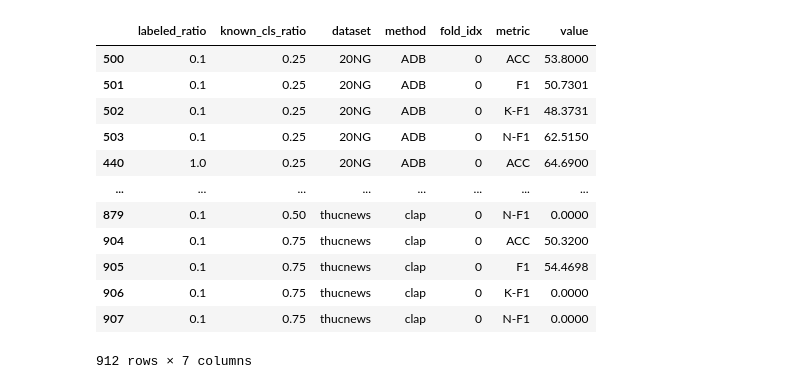
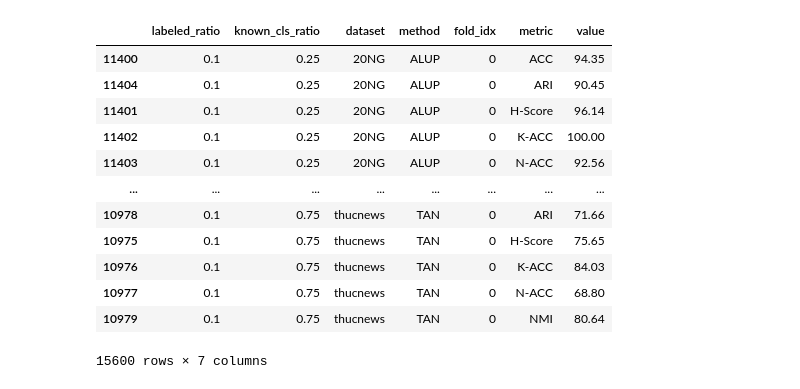
Before and after one commit to CNIC-DSL/BOLT, a Jupyter notebook: compute.ipynb, the cells around one changed output. Saved outputs shown, nothing was run; the diff lists cells and outputs as text; code cells hidden in the pictures.

```diff
--- a/compute.ipynb
+++ b/compute.ipynb
@@ -1,45 +1,45 @@
 # %%
 import pandas as pd
 import json
 import os
 from tqdm import tqdm
 tqdm.pandas()
 
-task = 'openset'
+task = 'gcd'
 final_df = []
 for method in os.listdir(f"results/{task}"):
     result_file = f"results/{task}/{method}/results.csv"
     df =pd.read_csv(result_file)
     df = df[~df['args'].isna()]
     df['args'] = df['args'].progress_apply(json.loads)
     df['fold_idx'] = df['args'].apply(lambda x: int(x['fold_idx']))
     df['num_train_epochs'] = df['args'].apply(lambda x: x['num_train_epochs'])
     # df['num_pretrain_epochs'] = df['args'].apply(lambda x: x['num_pretrain_epochs'])
     df = df[(df['num_train_epochs'].apply(int)==50)]
     df = df.drop(['cluster_num_factor', 'args', 'seed', 'num_train_epochs'], axis=1)
     df = df.drop_duplicates(['labeled_ratio', 'known_cls_ratio', 'dataset', 'method', 'fold_idx'])
     final_df.append(df)
 
 final_df = pd.concat(final_df)
 final_df = final_df.set_index(['labeled_ratio', 'known_cls_ratio', 'dataset', 'method', 'fold_idx'])
 df_melted = final_df.stack().reset_index()
 df_melted = df_melted.rename(columns={0: "value", "level_5": "metric"})
 df_melted = df_melted.sort_values(['dataset', 'method', 'fold_idx', 'labeled_ratio', 'known_cls_ratio', 'metric'])
 df_melted
 # %% [output]
 |  | labeled_ratio | known_cls_ratio | dataset | method | fold_idx | metric | value |
-| 500 | 0.1 | 0.25 | 20NG | ADB | 0 | ACC | 53.8000 |
-| 501 | 0.1 | 0.25 | 20NG | ADB | 0 | F1 | 50.7301 |
-| 502 | 0.1 | 0.25 | 20NG | ADB | 0 | K-F1 | 48.3731 |
-| 503 | 0.1 | 0.25 | 20NG | ADB | 0 | N-F1 | 62.5150 |
-| 440 | 1.0 | 0.25 | 20NG | ADB | 0 | ACC | 64.6900 |
+| 11400 | 0.1 | 0.25 | 20NG | ALUP | 0 | ACC | 94.35 |
+| 11404 | 0.1 | 0.25 | 20NG | ALUP | 0 | ARI | 90.45 |
+| 11401 | 0.1 | 0.25 | 20NG | ALUP | 0 | H-Score | 96.14 |
+| 11402 | 0.1 | 0.25 | 20NG | ALUP | 0 | K-ACC | 100.00 |
+| 11403 | 0.1 | 0.25 | 20NG | ALUP | 0 | N-ACC | 92.56 |
 | ... | ... | ... | ... | ... | ... | ... | ... |
-| 879 | 0.1 | 0.50 | thucnews | clap | 0 | N-F1 | 0.0000 |
-| 904 | 0.1 | 0.75 | thucnews | clap | 0 | ACC | 50.3200 |
-| 905 | 0.1 | 0.75 | thucnews | clap | 0 | F1 | 54.4698 |
-| 906 | 0.1 | 0.75 | thucnews | clap | 0 | K-F1 | 0.0000 |
-| 907 | 0.1 | 0.75 | thucnews | clap | 0 | N-F1 | 0.0000 |
+| 10978 | 0.1 | 0.75 | thucnews | TAN | 0 | ARI | 71.66 |
+| 10975 | 0.1 | 0.75 | thucnews | TAN | 0 | H-Score | 75.65 |
+| 10976 | 0.1 | 0.75 | thucnews | TAN | 0 | K-ACC | 84.03 |
+| 10977 | 0.1 | 0.75 | thucnews | TAN | 0 | N-ACC | 68.80 |
+| 10979 | 0.1 | 0.75 | thucnews | TAN | 0 | NMI | 80.64 |
-912 rows × 7 columns
+15600 rows × 7 columns
 # %%
 df_pivot = df_melted.pivot(index=['dataset', 'method', 'fold_idx'], columns=['labeled_ratio', 'known_cls_ratio', 'metric'], values='value')
 df_pivot.to_excel(f'results/{task}_pivot.xlsx')
```
Also changed, not shown: parts of 5 cells of this notebook, 16 other files.
